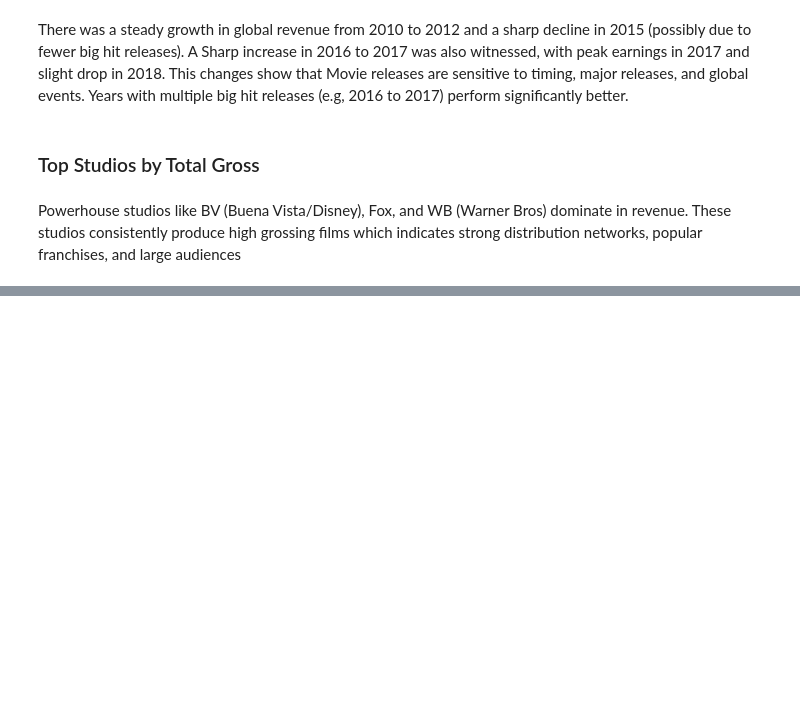
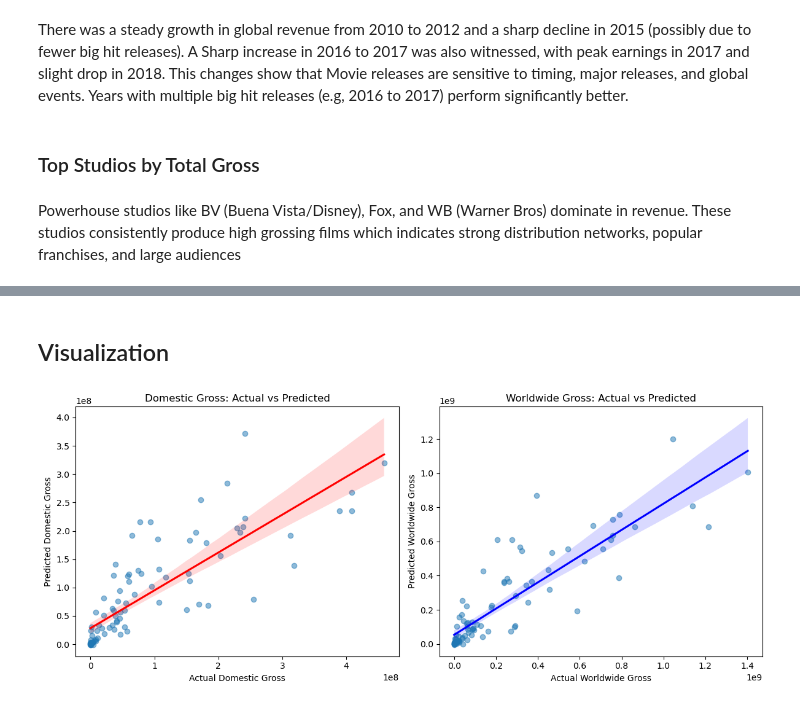
Before and after one commit to Ominak/Movie-Business-Launch, a Jupyter notebook: student.ipynb, the cells around one changed output, grey strips where cells are left out. Saved outputs shown, nothing was run; the diff lists cells and outputs as text; code cells hidden in the pictures; blank space fills up the shorter version.

```diff
--- a/student.ipynb
+++ b/student.ipynb
@@ -433,0 +486,11 @@ Powerhouse studios like BV (Buena Vista/Disney), Fox, and WB (Warner Bros) domin
+# %%
+# Combine all predictors into one DataFrame
+model_df = merged_df[['production_budget', 'release_month', 'studio', 'domestic_gross_gross', 'worldwide_gross']].copy()
+
+# Ensure correct dtypes
+model_df['release_month'] = model_df['release_month'].astype(int)
+model_df['production_budget'] = model_df['production_budget'].astype(float)
+model_df['studio'] = model_df['studio'].astype(str)
+
+# Create dummy variables
+df_encoded = pd.get_dummies(model_df[['production_budget', 'release_month', 'studio']], drop_first=True)
@@ -447,0 +555,6 @@ Overall, **budget allocation** appears to be the most critical factor in predict
+# %%
+X_domestic = sm.add_constant(df_encoded.astype(float))
+y_domestic = model_df['domestic_gross_gross'].astype(float)
+
+model_domestic = sm.OLS(y_domestic, X_domestic).fit()
+print(model_domestic.summary())
@@ -447,0 +601,6 @@ Overall, **budget allocation** appears to be the most critical factor in predict
+# %%
+X_worldwide = sm.add_constant(df_encoded.astype(float))
+y_worldwide = model_df['worldwide_gross'].astype(float)
+
+model_worldwide = sm.OLS(y_worldwide, X_worldwide).fit()
+print(model_worldwide.summary())
@@ -448 +625,26 @@ Overall, **budget allocation** appears to be the most critical factor in predict
+# %% [markdown]
+## Visualization
+# %%
+# Fitted values vs actuals
+# Fitted values vs actuals
+plt.figure(figsize=(12, 5))
+
+# Domestic Gross
+plt.subplot(1, 2, 1)
+sns.regplot(x=y_domestic, y=model_domestic.fittedvalues, scatter_kws={"alpha": 0.5}, line_kws={"color": "red"})
+plt.xlabel("Actual Domestic Gross")
+plt.ylabel("Predicted Domestic Gross")
+plt.title("Domestic Gross: Actual vs Predicted")
+
+# Worldwide Gross
+plt.subplot(1, 2, 2)
+sns.regplot(x=y_worldwide, y=model_worldwide.fittedvalues, scatter_kws={"alpha": 0.5}, line_kws={"color": "blue"})
+plt.xlabel("Actual Worldwide Gross")
+plt.ylabel("Predicted Worldwide Gross")
+plt.title("Worldwide Gross: Actual vs Predicted")
+
+plt.tight_layout()
+plt.show()
+# %% [output]
+[figure, added]
 # %% [markdown]
```
Also changed, not shown: parts of 12 cells of this notebook.
